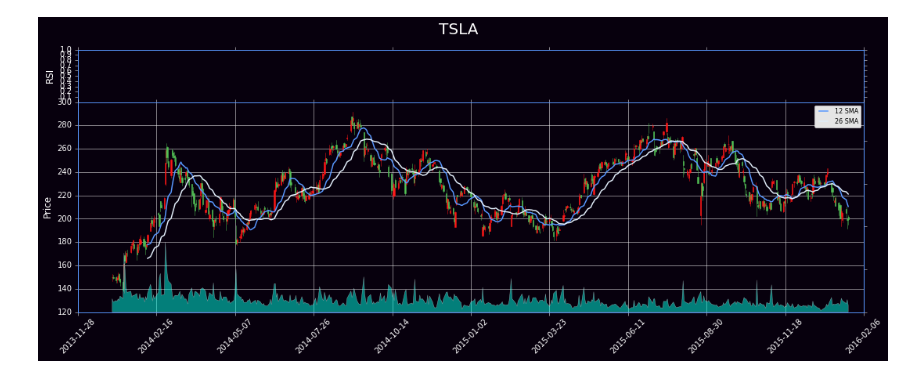
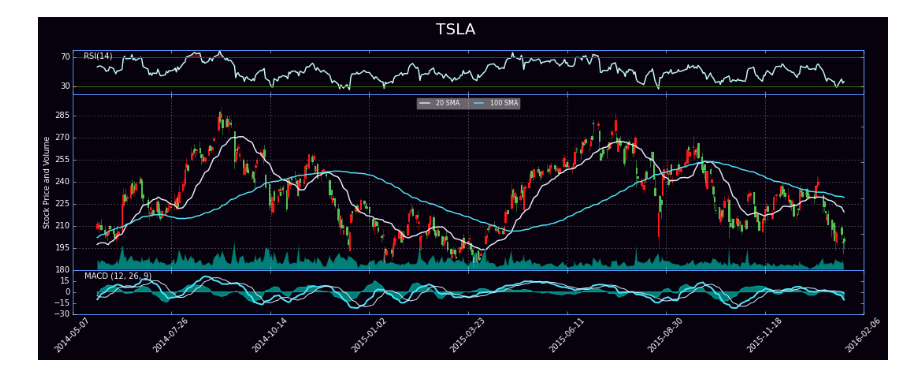
Before and after one commit to mevanoff24/DataScience, a Jupyter notebook: StockAnalysis/StockAnalysis.ipynb, the cells around one changed output. Cells and saved outputs as stored; diff of their text form; code cells hidden in the pictures.

```diff
--- a/StockAnalysis/StockAnalysis.ipynb
+++ b/StockAnalysis/StockAnalysis.ipynb
@@ -15,7 +15,7 @@ import warnings
 warnings.filterwarnings('ignore')
 plt.rcParams.update({'font.size': 10})
 # %%
-stocks_to_pull = 'AAPL', 'TSLA', 'EBAY'
+stocks_to_pull = 'AAPL', 'TSLA', 'EBAY', 'NKE', 'LULU'
 
 def pullData(stock, endYear):
     print 'Currently Pulling', stock
@@ -40,3 +41,43 @@ def movingAverages(values, window):
+# %%
+def movingAverages(values, window):
+    return pd.rolling_mean(values, window)
+
+
+def rsiFunction(prices, n=14):
+    deltas = np.diff(prices)
+    seed = deltas[:n + 1]
+    up = seed[seed >= 0].sum() / n
+    down = -seed[seed < 0].sum() / n
+    rs = up / down
+    rsi = np.zeros_like(prices)
+    rsi[:n] = 100. - 100. / (1. + rs)
+    for i in range(n, len(prices)):
+        delta = deltas[i-1]
+        if delta > 0:
+            upval = delta
+            downval = 0.
+        else:
+            upval = 0.
+            downval = -delta
+        up = (up * (n - 1) + upval) / n
+        down = (down * (n - 1) + downval) / n
+        rs = up / down
+        rsi[i] = 100. - 100. / (1. + rs)
+    return rsi
+
+
+def ExpMovingAverage(values, window):
+    weights = np.exp(np.linspace(-1., 0., window))
+    weights /= weights.sum()
+    a =  np.convolve(values, weights, mode='full')[:len(values)]
+    a[:window] = a[window]
+    return a
+
+
+def computeMACD(x, slow=26, fast=12):
+    emaslow = ExpMovingAverage(x, slow)
+    emafast = ExpMovingAverage(x, fast)
+    return emaslow, emafast, emafast - emaslow
 # %%
 def graphData(stock_symbol, MA1, MA2):
     # read in df
@@ -120,6 +208,6 @@ def graphData(stock_symbol, MA1, MA2):
     plt.show()
 #     fig.savefig('example.png',facecolor=fig.get_facecolor())
 # %%
-graphData('TSLA', 12, 26)
+graphData('TSLA', 20, 100)
 # %% [output]
-[figure, old version]
+[figure, new version]
```
Also changed, not shown: parts of 4 cells of this notebook, 5 other files.
